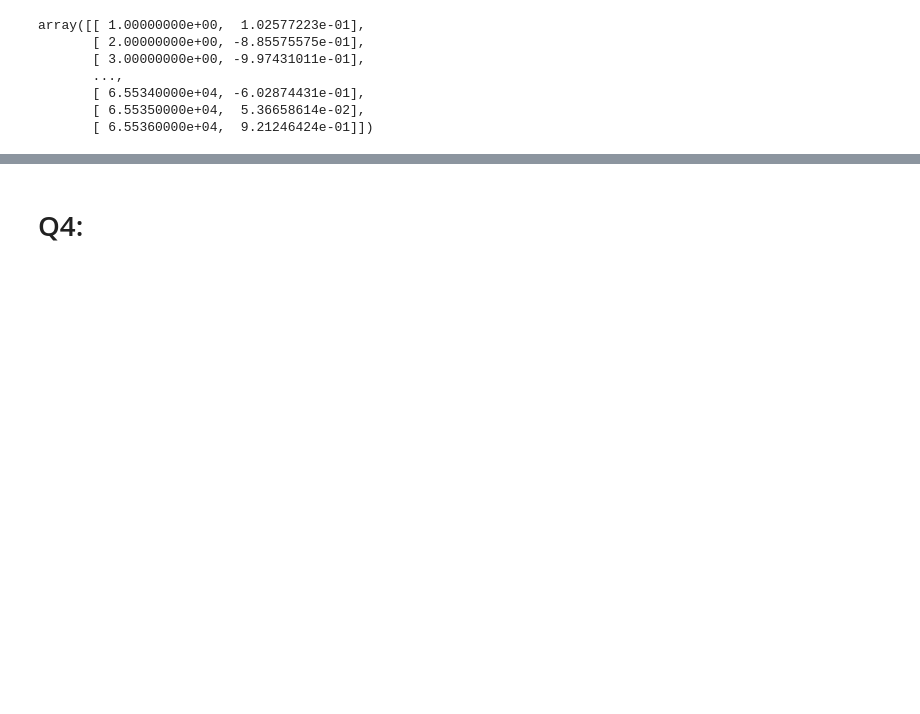
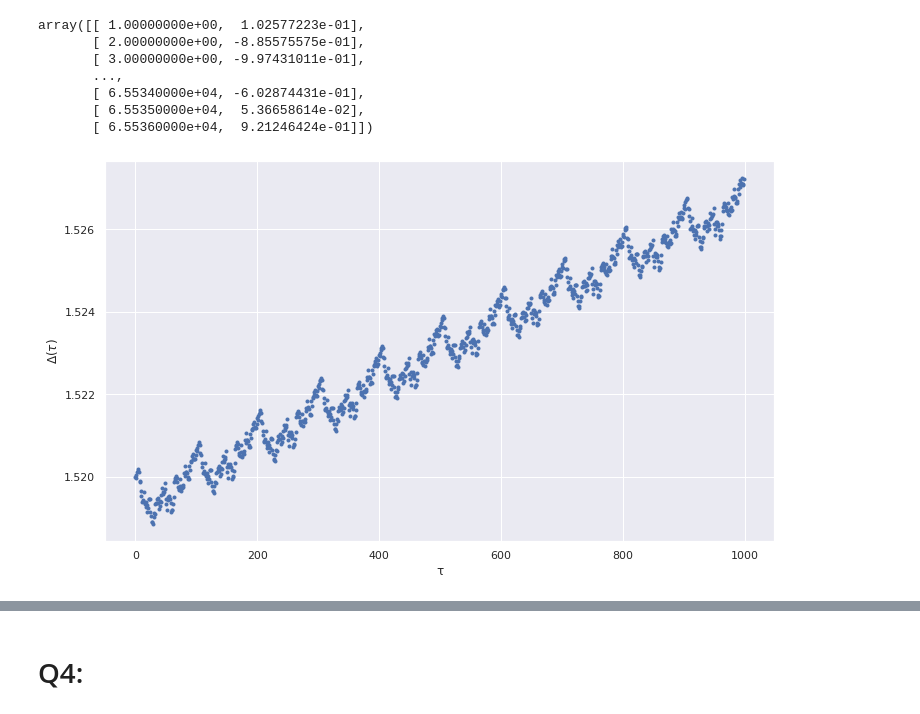
Before and after one commit to MohiMozaffari/Computational-Physics, a Jupyter notebook: HW5/HW5.ipynb, the cells around one changed output, grey strips where cells are left out. Cells and saved outputs as stored; diff of their text form; code cells hidden in the pictures; blank space fills up the shorter version.

```diff
--- a/HW5/HW5.ipynb
+++ b/HW5/HW5.ipynb
@@ -197,0 +221,26 @@ array([[ 1.00000000e+00,  1.02577223e-01],
+# %%
+def PDF(X,dx):
+  """probability of data
+
+  Args:
+      X (1d_array): data
+      dx (float): size of steps
+
+  Returns:
+      tuple: axis of probability and probability --> x, p(x)
+  """
+  n = int((X.max()-X.min())/dx) + 1
+
+  axis = np.linspace(X.min(), X.max(), n)
+
+  pdf = np.zeros(n)
+
+  X -= X.min()
+
+  for i in range(len(X)):
+    k = _int(X[i]/dx)
+    pdf[k] += 1
+
+  pdf /= (np.sum(pdf)*dx)
+
+  return axis,pdf
@@ -197,0 +290,8 @@ array([[ 1.00000000e+00,  1.02577223e-01],
+# %%
+plt.figure(figsize=(12,7))
+plt.plot(delta_tau, ls="", marker=".")
+plt.xlabel('τ')
+plt.ylabel(r'$\Delta(τ)$')
+plt.show()
+# %% [output]
+[figure, added]
```
Also changed, not shown: parts of 41 cells of this notebook.
